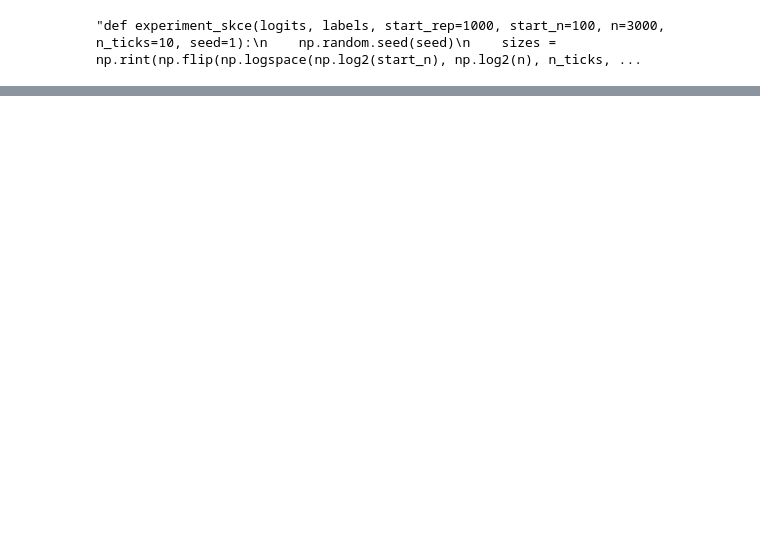
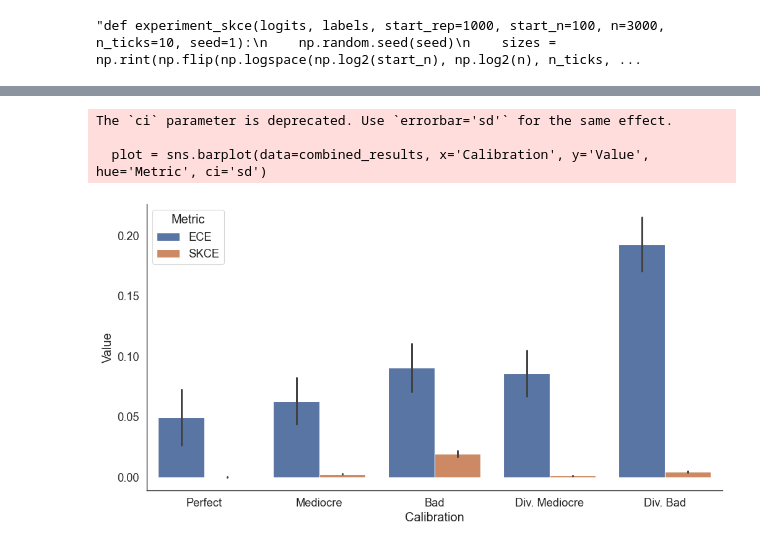
Before and after one commit to MLO-lab/Py_KCE, a Jupyter notebook: ECE bias ground truth simulation.ipynb, the cells around one changed output, grey strips where cells are left out. Saved outputs shown, nothing was run; the diff lists cells and outputs as text; code cells hidden in the pictures; blank space fills up the shorter version.

```diff
--- a/ECE bias ground truth simulation.ipynb
+++ b/ECE bias ground truth simulation.ipynb
@@ -277,0 +370,14 @@ label_binarize([labels_test[1]], classes=np.arange(C))
+# %%
+# Plot ECE and SKCE for the same results on the y-axis and the 'Calibration' values on the x-axis
+rc = {'figure.figsize': (12, 6)}
+sns.set(rc=rc, font_scale=font_scale, context='paper')
+sns.set_style("white")
+plot = sns.barplot(data=combined_results, x='Calibration', y='Value', hue='Metric', ci='sd')
+plot.set(xlabel='Calibration', ylabel='Value')
+sns.despine(left=False, bottom=False)
+plt.show()
+# %% [output]
+The `ci` parameter is deprecated. Use `errorbar='sd'` for the same effect.
+
+  plot = sns.barplot(data=combined_results, x='Calibration', y='Value', hue='Metric', ci='sd')
+[figure, added]
```
Also changed, not shown: parts of 19 cells of this notebook.
